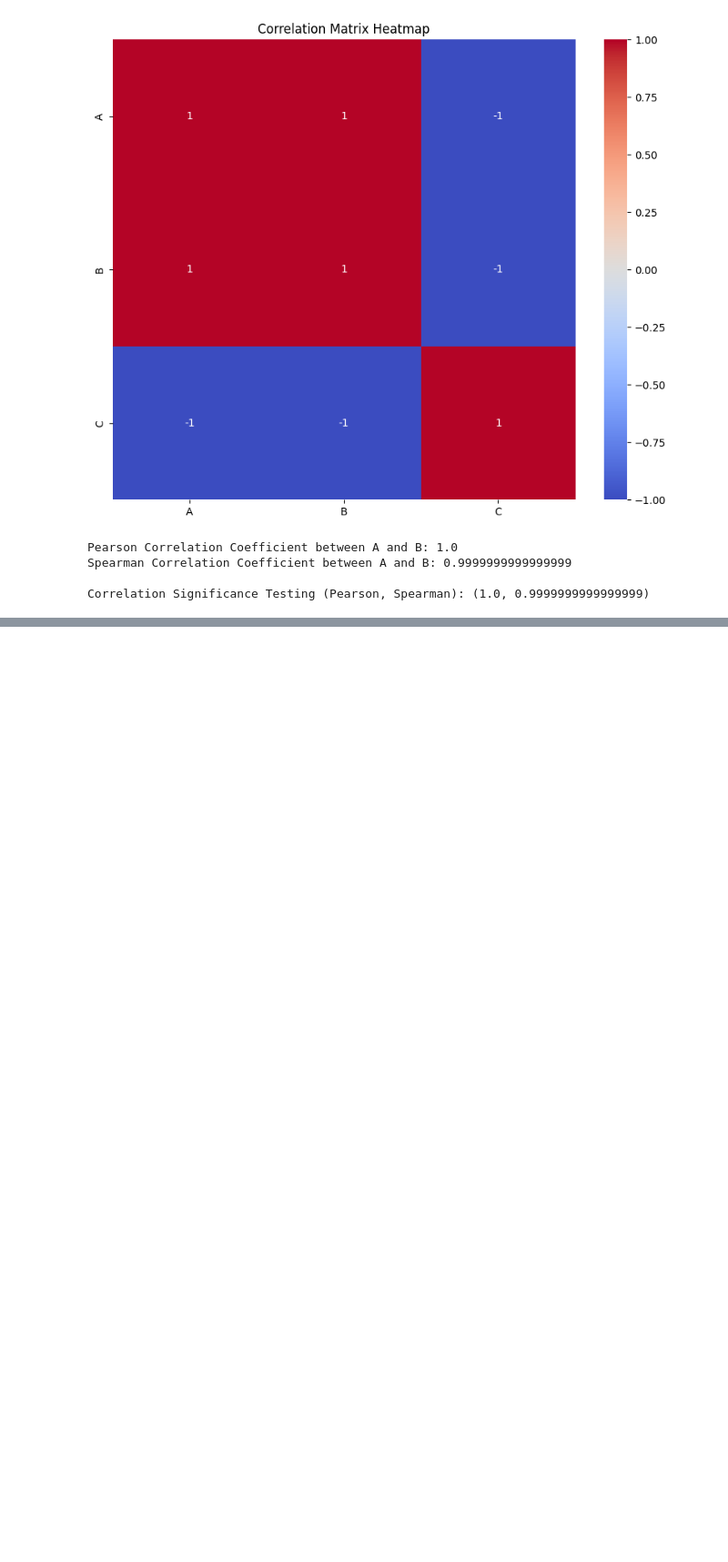
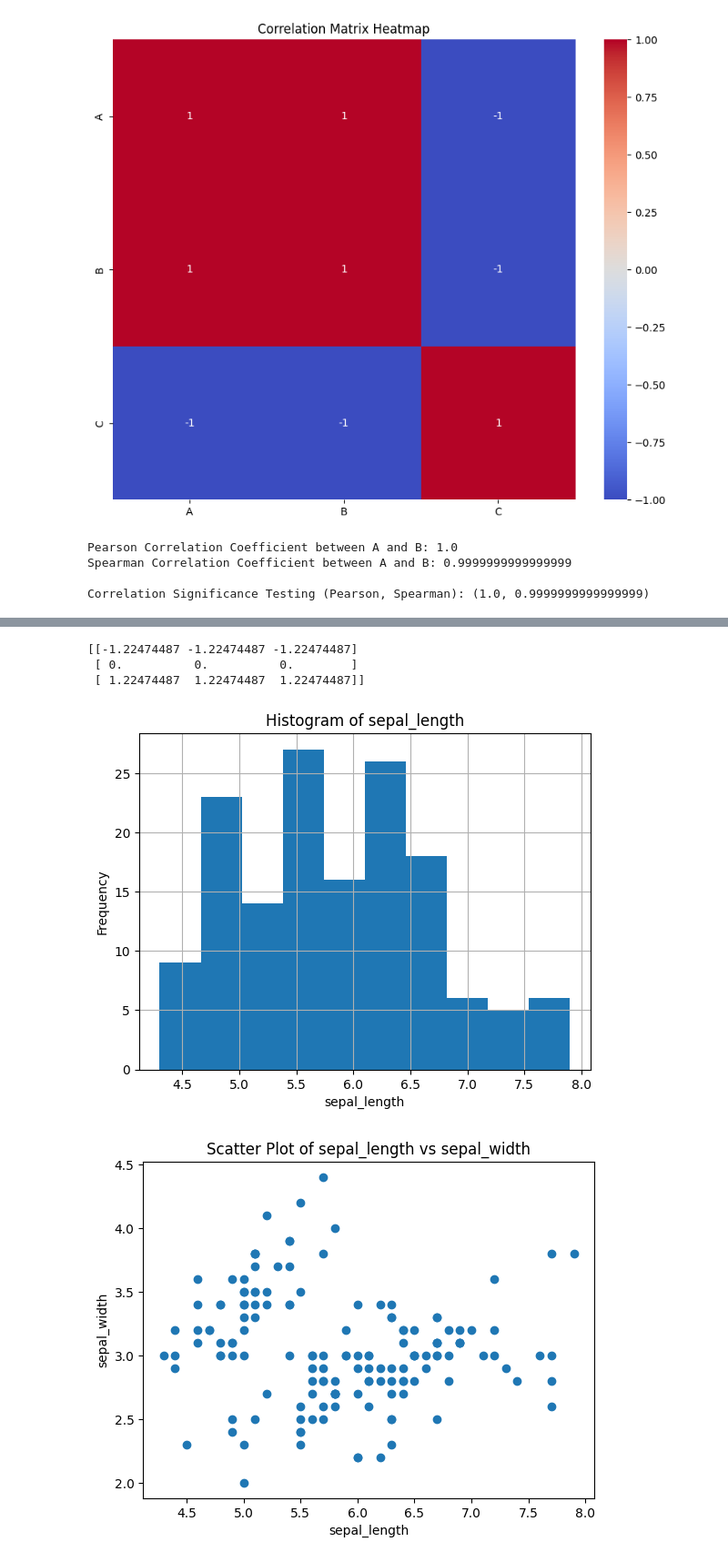
Before and after one commit to devphase01/data-exploration-lib, a Jupyter notebook: readme.ipynb, the cells around one changed output, grey strips where cells are left out. Shown: that part at 91% size. Saved outputs shown, nothing was run; the diff lists cells and outputs as text; code cells hidden in the pictures; blank space fills up the shorter version.

```diff
--- a/readme.ipynb
+++ b/readme.ipynb
@@ -59,0 +90,45 @@ TypeError: DataEncoder.__init__() missing 1 required positional argument: 'data'
+# %%
+import numpy as np
+from dataexplore.data_normalization_module import DataScaler
+
+scaler = DataScaler(method="standard")
+
+# Let's say we have data (numpy.ndarray)
+input_data = np.array([[1.0, 2.0, 3.0], [4.0, 5.0, 6.0], [7.0, 8.0, 9.0]])
+
+# Transforming data using the standardization method
+scaled_data = scaler.fit_transform(input_data)
+
+# Displaying the result
+print(scaled_data)
+# %% [output]
+[[-1.22474487 -1.22474487 -1.22474487]
+ [ 0.          0.          0.        ]
+ [ 1.22474487  1.22474487  1.22474487]]
+# %%
+import seaborn as sns
+from dataexplore.visualization_module import DataVisualizor
+
+
+iris = sns.load_dataset('iris')
+
+# Assuming you have defined the DataVisualizor class as shown previously
+visualizer = DataVisualizor(iris)
+
+# Histogram of the sepal length
+visualizer.plot_histogram('sepal_length')
+
+# Scatter plot of sepal length vs. sepal width
+visualizer.plot_scatter('sepal_length', 'sepal_width')
+
+# Boxplot of petal length
+visualizer.plot_boxplot('petal_length')
+
+iris_numeric = iris.drop(columns='species')
+visualizer = DataVisualizor(iris_numeric)
+
+# Correlation matrix heatmap
+visualizer.plot_correlation_matrix()
+# %% [output]
+[figure, added]
+[figure, added]
```
Also changed, not shown: parts of 6 cells of this notebook, 7 other files.
